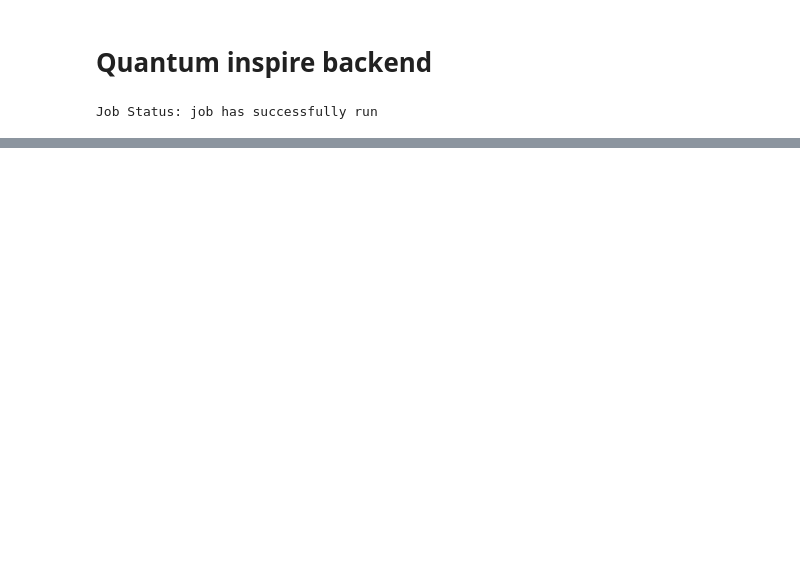
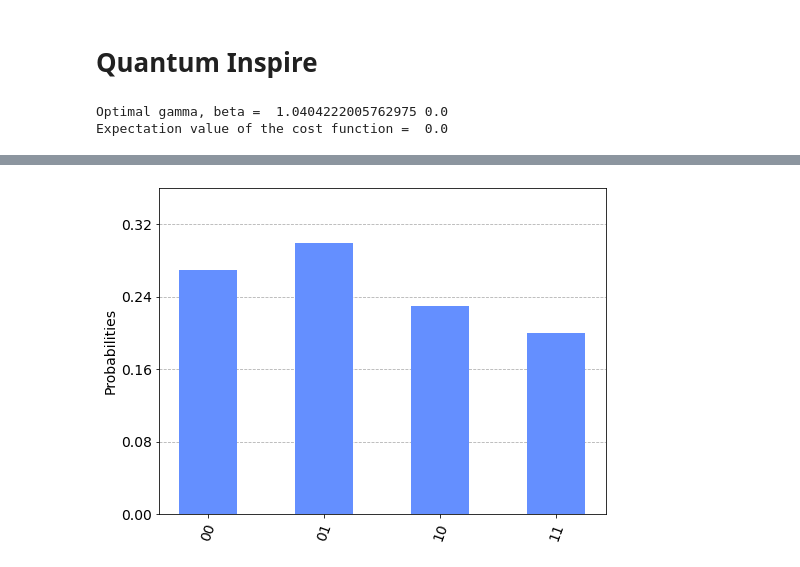
Before and after one commit to inafergra/QAOA-MaxCut, a Jupyter notebook: qiskit_example.ipynb, the cells around one changed output, grey strips where cells are left out. Cells and saved outputs as stored; diff of their text form; code cells hidden in the pictures; blank space fills up the shorter version.

```diff
--- a/qiskit_example.ipynb
+++ b/qiskit_example.ipynb
@@ -94,0 +118,24 @@ plot_histogram(results.get_counts())
+# %%
+
+def expect_value_function(parameters, backend, G, shots):
+    gamma = parameters[0]
+    beta = parameters[1]
+    counts = quantum_circuit(G,gamma,beta,backend,shots)
+    avr_cost = get_expect_value(counts, shots)
+    return -avr_cost
+# %%
+backend = Aer.get_backend("qasm_simulator")
+shots = 100
+
+# setting the bounds for gamma and beta
+bounds = ((0, np.pi), (0, 2*np.pi))
+
+#
+max_expect_value = minimize(expect_value_function, x0=np.random.randn(2),args=(backend,G,shots), bounds=bounds, options={'disp': False}, method = 'SLSQP')
+optimal_gamma, optimal_beta = max_expect_value['x']
+
+print('Optimal gamma, beta = ', optimal_gamma, optimal_beta)
+print('Expectation value of the cost function = ', -max_expect_value.get('fun'))
+
+counts = quantum_circuit(G,optimal_gamma,optimal_beta,backend,100)
+plot_histogram(counts,figsize = (8,6),bar_labels = False)
@@ -95,5 +146,5 @@ plot_histogram(results.get_counts())
 # %% [markdown]
-# Quantum inspire backend
+# Quantum Inspire
 # %%
 from quantuminspire.credentials import save_account
 from quantuminspire.qiskit import QI
@@ -102,13 +153,16 @@ save_account('baeb3be4d807b3b6d170dc2d6de5c1b02b1606d1') #saves account with my
 QI.set_authentication()
 
 qi_backend = QI.get_backend('QX single-node simulator') #quantum inspire simulator
-shots = 2048
+shots = 1
 
-job = execute(QAOA, backend=qi_backend, shots=shots) #execute the quantum circuit
-job_monitor(job) #to monitor the job queu
+max_expect_value = minimize(expect_value_function, x0=np.random.randn(2),args=(qi_backend,G,shots), bounds=bounds, options={'disp': False}, method = 'SLSQP')
+optimal_gamma, optimal_beta = max_expect_value['x']
 
-results = job.result()
-counts = results.get_counts() #the method .get_counts of the class result returns a dictionary holding the counts of the measurements
-plot_histogram(counts, bar_labels = False)
+print('Optimal gamma, beta = ', optimal_gamma, optimal_beta)
+print('Expectation value of the cost function = ', -max_expect_value.get('fun'))
+
+counts = quantum_circuit(G,optimal_gamma,optimal_beta,backend,100)
+plot_histogram(counts,figsize = (8,6),bar_labels = False)
 # %% [output]
-Job Status: job has successfully run
+Optimal gamma, beta =  1.0404222005762975 0.0
+Expectation value of the cost function =  0.0
@@ -115,0 +169 @@ Job Status: job has successfully run
+[figure, added]
```
Also changed, not shown: parts of 21 cells of this notebook.
